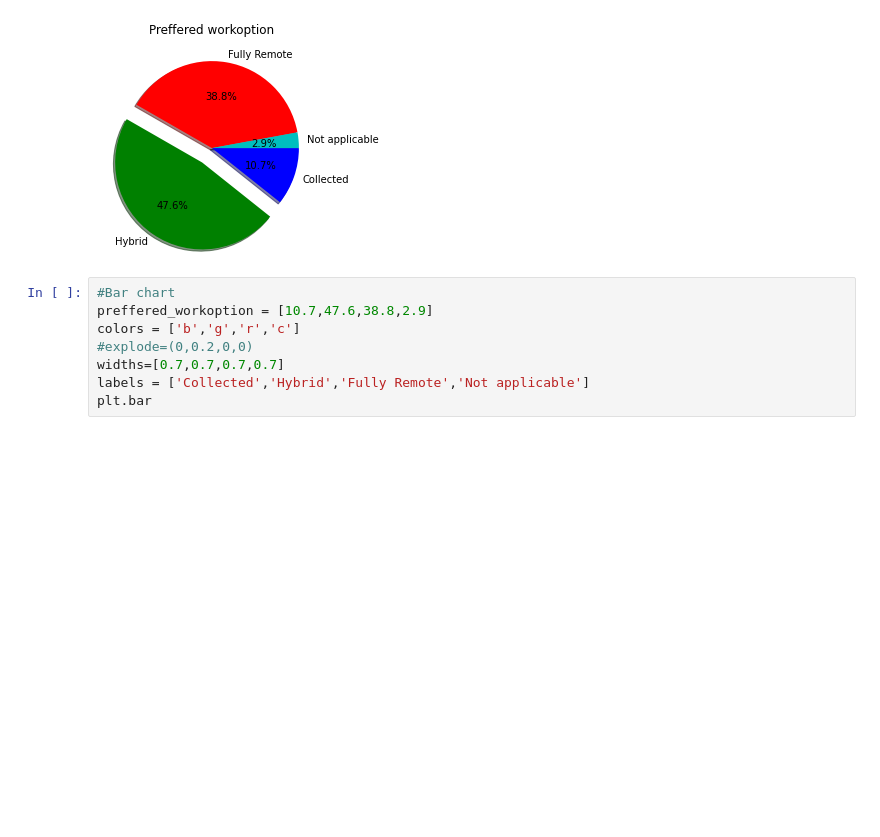
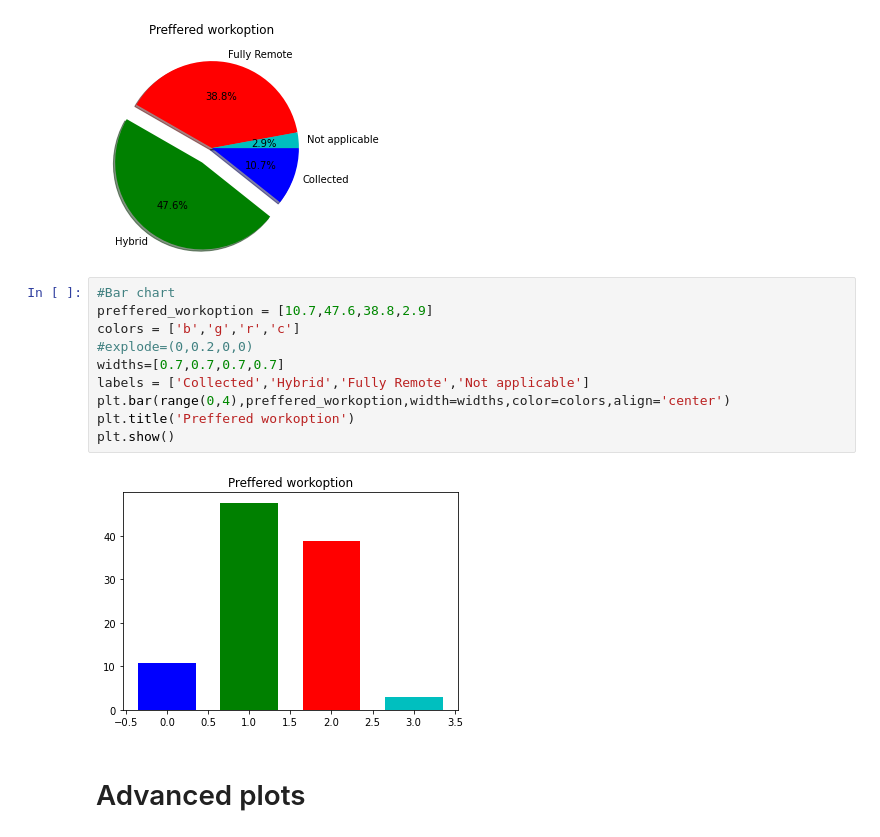
Before and after one commit to umar7860/numpy-linkedIn-course, a Jupyter notebook: NumPy Course Part 2/AdvancePlotsAndStyling.ipynb, the cells around one changed output. Cells and saved outputs as stored; diff of their text form; blank space fills up the shorter version.

Commit message:
Advance plot

```diff
--- a/NumPy Course Part 2/AdvancePlotsAndStyling.ipynb
+++ b/NumPy Course Part 2/AdvancePlotsAndStyling.ipynb
@@ -198,8 +198,14 @@ plt.show()
 # %%
 #Bar chart
 preffered_workoption = [10.7,47.6,38.8,2.9]
 colors = ['b','g','r','c']
 #explode=(0,0.2,0,0)
 widths=[0.7,0.7,0.7,0.7]
 labels = ['Collected','Hybrid','Fully Remote','Not applicable']
-plt.bar
+plt.bar(range(0,4),preffered_workoption,width=widths,color=colors,align='center')
+plt.title('Preffered workoption')
+plt.show()
+# %% [output]
+[figure, added]
+# %% [markdown]
+# Advanced plots
```
